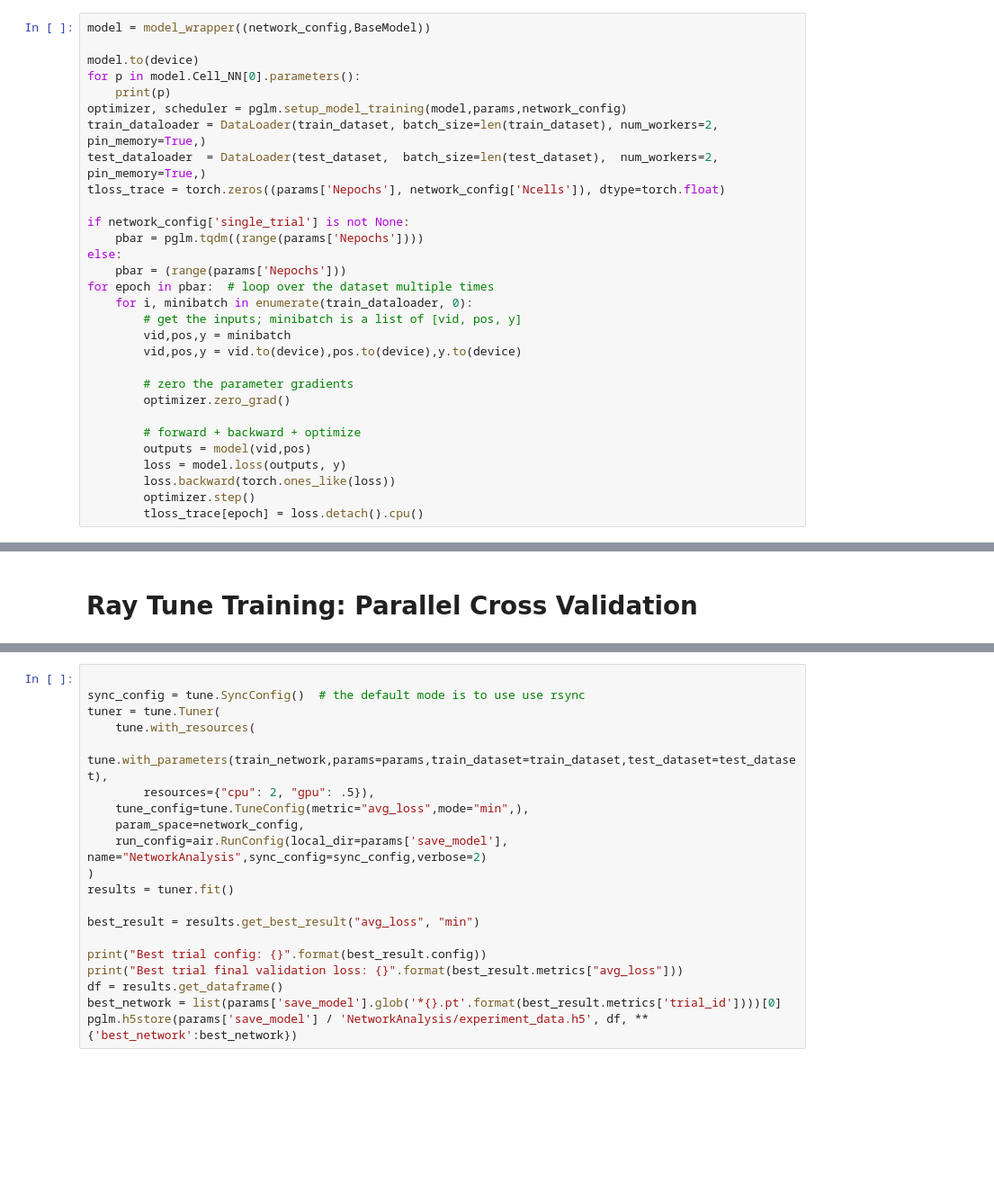
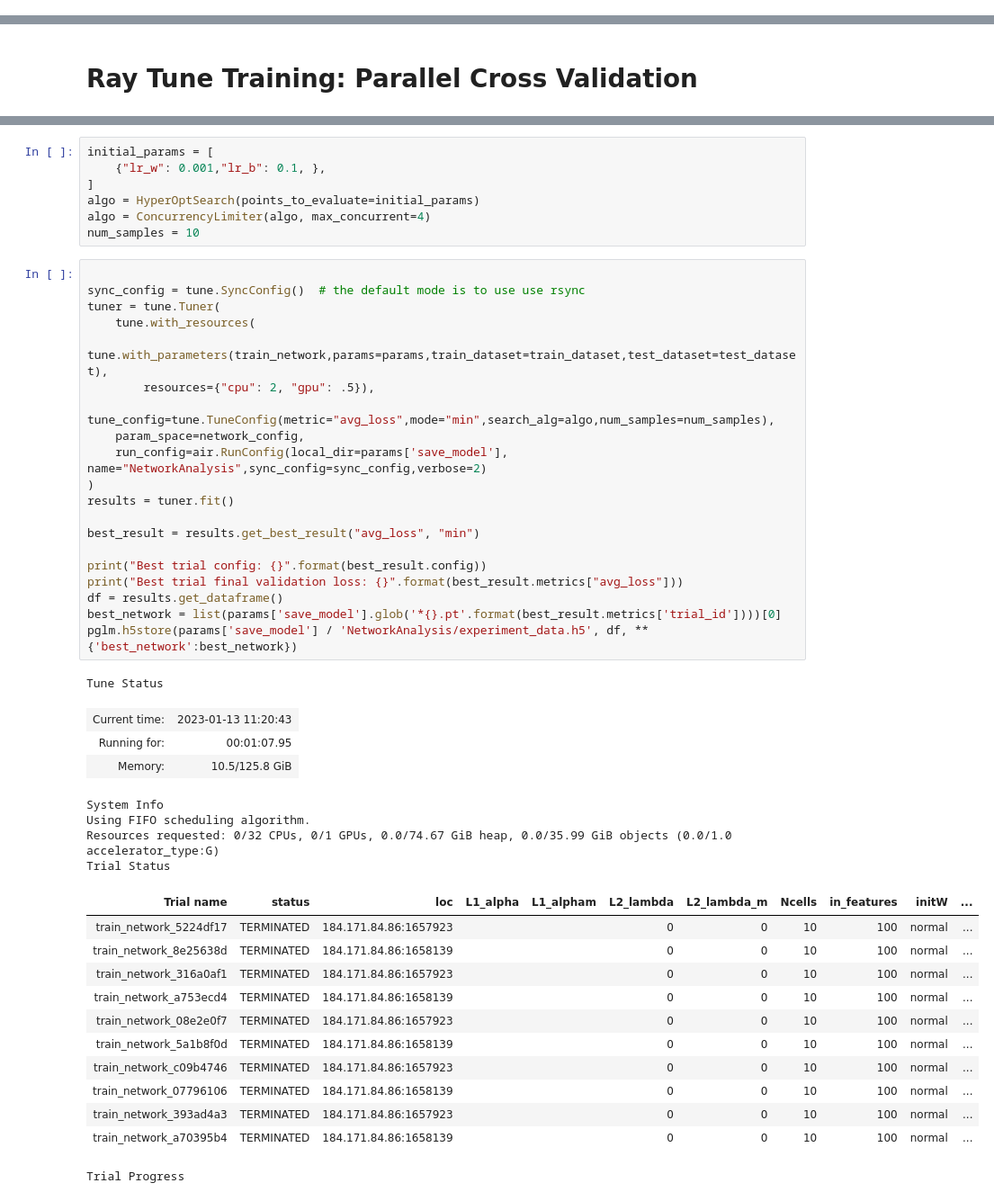
Before and after one commit to elliottabe/pytorchGLM, a Jupyter notebook: Tutorial.ipynb, the cells around one changed output, grey strips where cells are left out. Shown at 90% size. Drawn from its saved outputs; the diff is of its cells as text; blank space fills up the shorter version.

```diff
--- a/Tutorial.ipynb
+++ b/Tutorial.ipynb
@@ -285,30 +323,0 @@ from torch.utils.data import DataLoader
-# %%
-model = model_wrapper((network_config,BaseModel))
-
-model.to(device)
-for p in model.Cell_NN[0].parameters():
-    print(p)
-optimizer, scheduler = pglm.setup_model_training(model,params,network_config)
-train_dataloader = DataLoader(train_dataset, batch_size=len(train_dataset), num_workers=2, pin_memory=True,)
-test_dataloader  = DataLoader(test_dataset,  batch_size=len(test_dataset),  num_workers=2, pin_memory=True,)
-tloss_trace = torch.zeros((params['Nepochs'], network_config['Ncells']), dtype=torch.float)
-
-if network_config['single_trial'] is not None:
-    pbar = pglm.tqdm((range(params['Nepochs'])))
-else:
-    pbar = (range(params['Nepochs']))
-for epoch in pbar:  # loop over the dataset multiple times
-    for i, minibatch in enumerate(train_dataloader, 0):
-        # get the inputs; minibatch is a list of [vid, pos, y]
-        vid,pos,y = minibatch
-        vid,pos,y = vid.to(device),pos.to(device),y.to(device)
-
-        # zero the parameter gradients
-        optimizer.zero_grad()
-
-        # forward + backward + optimize
-        outputs = model(vid,pos)
-        loss = model.loss(outputs, y)
-        loss.backward(torch.ones_like(loss))
-        optimizer.step()
-        tloss_trace[epoch] = loss.detach().cpu()
@@ -375,20 +401,48 @@ tensor([ 0.4653, -0.2718,  0.2413,  0.4152,  0.4128], device='cuda:0',
+# %%
+initial_params = [
+    {"lr_w": 0.001,"lr_b": 0.1, },
+]
+algo = HyperOptSearch(points_to_evaluate=initial_params)
+algo = ConcurrencyLimiter(algo, max_concurrent=4)
+num_samples = 10
 # %%
 
 sync_config = tune.SyncConfig()  # the default mode is to use use rsync
 tuner = tune.Tuner(
     tune.with_resources(
         tune.with_parameters(train_network,params=params,train_dataset=train_dataset,test_dataset=test_dataset),
         resources={"cpu": 2, "gpu": .5}),
-    tune_config=tune.TuneConfig(metric="avg_loss",mode="min",),
+    tune_config=tune.TuneConfig(metric="avg_loss",mode="min",search_alg=algo,num_samples=num_samples),
     param_space=network_config,
     run_config=air.RunConfig(local_dir=params['save_model'], name="NetworkAnalysis",sync_config=sync_config,verbose=2)
 )
 results = tuner.fit()
 
 best_result = results.get_best_result("avg_loss", "min")
 
 print("Best trial config: {}".format(best_result.config))
 print("Best trial final validation loss: {}".format(best_result.metrics["avg_loss"]))
 df = results.get_dataframe()
 best_network = list(params['save_model'].glob('*{}.pt'.format(best_result.metrics['trial_id'])))[0]
 pglm.h5store(params['save_model'] / 'NetworkAnalysis/experiment_data.h5', df, **{'best_network':best_network})
+# %% [output]
+Tune Status
+| Current time: | 2023-01-13 11:20:43 |
+| Running for: | 00:01:07.95 |
+| Memory: | 10.5/125.8 GiB |
+System Info
+Using FIFO scheduling algorithm.
+Resources requested: 0/32 CPUs, 0/1 GPUs, 0.0/74.67 GiB heap, 0.0/35.99 GiB objects (0.0/1.0 accelerator_type:G)
+Trial Status
+| Trial name | status | loc | L1_alpha | L1_alpham | L2_lambda | L2_lambda_m | Ncells | in_features | initW | ... |
+| train_network_5224df17 | TERMINATED | 184.171.84.86:1657923 |  |  | 0 | 0 | 10 | 100 | normal | ... |
+| train_network_8e25638d | TERMINATED | 184.171.84.86:1658139 |  |  | 0 | 0 | 10 | 100 | normal | ... |
+| train_network_316a0af1 | TERMINATED | 184.171.84.86:1657923 |  |  | 0 | 0 | 10 | 100 | normal | ... |
+| train_network_a753ecd4 | TERMINATED | 184.171.84.86:1658139 |  |  | 0 | 0 | 10 | 100 | normal | ... |
+| train_network_08e2e0f7 | TERMINATED | 184.171.84.86:1657923 |  |  | 0 | 0 | 10 | 100 | normal | ... |
+| train_network_5a1b8f0d | TERMINATED | 184.171.84.86:1658139 |  |  | 0 | 0 | 10 | 100 | normal | ... |
+| train_network_c09b4746 | TERMINATED | 184.171.84.86:1657923 |  |  | 0 | 0 | 10 | 100 | normal | ... |
+| train_network_07796106 | TERMINATED | 184.171.84.86:1658139 |  |  | 0 | 0 | 10 | 100 | normal | ... |
+| train_network_393ad4a3 | TERMINATED | 184.171.84.86:1657923 |  |  | 0 | 0 | 10 | 100 | normal | ... |
+| train_network_a70395b4 | TERMINATED | 184.171.84.86:1658139 |  |  | 0 | 0 | 10 | 100 | normal | ... |
+Trial Progress
```
Also changed, not shown: parts of 26 cells of this notebook, 6 other files.
